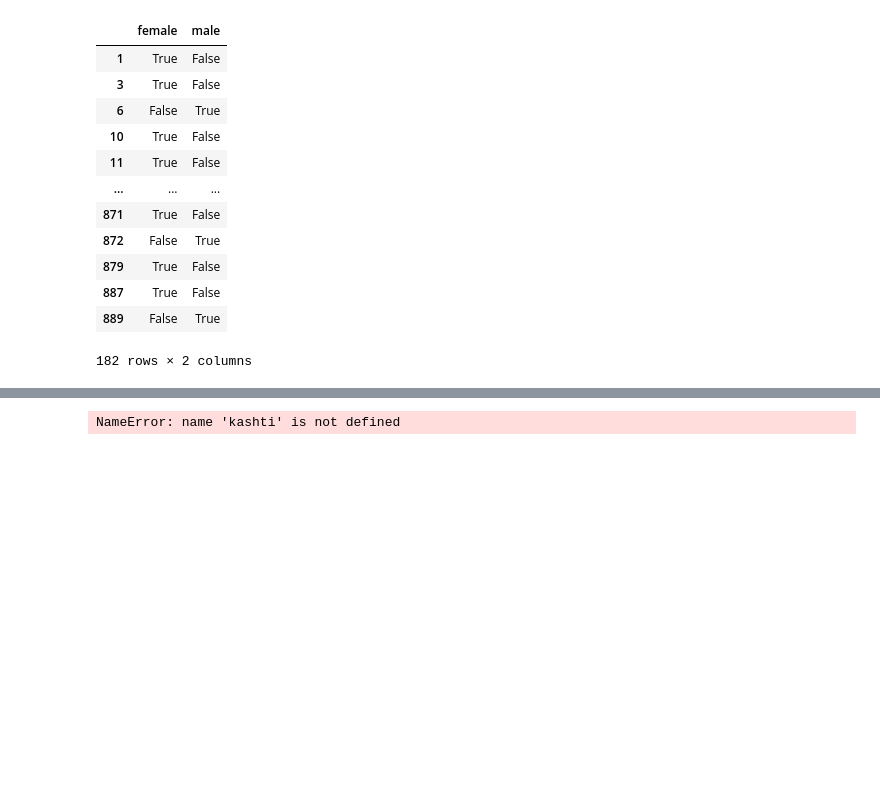
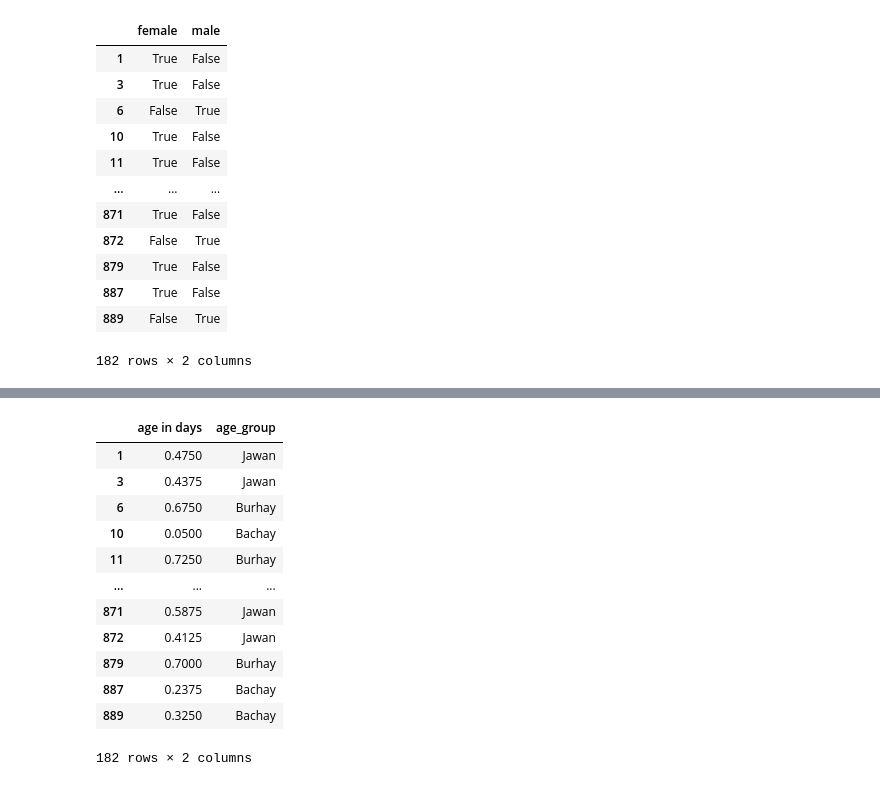
Before and after one commit to MAbdullah10/Data-Science-with-Python, a Jupyter notebook: 03 data analysis/03 data wrangling/datawrangling.ipynb, the cells around one changed output, grey strips where cells are left out. Saved outputs shown, nothing was run; the diff lists cells and outputs as text; code cells hidden in the pictures; blank space fills up the shorter version.

```diff
--- a/07 data wrangling/datawrangling.ipynb
+++ b/03 data analysis/03 data wrangling/datawrangling.ipynb
@@ -274,18 +412,21 @@ TypeError: 'function' object is not subscriptable
 # %%
-import pandas as pd
-import numpy as np
-
-# Assuming 'age' is in fractions of a year
-# If directly using the age in years, define bins within 1 year
-bin_edges = [0, 0.33, 0.66, 1]  # Adjust these as needed for "Bachay", "Jawan", "Burhay"
-
-# Define the age group labels
+bin_edges = [0, 0.33, 0.66, 1]
 age_groups = ["Bachay", "Jawan", "Burhay"]
 
-# Create the 'age_group' column using pd.cut()
-kashti['age_group'] = pd.cut(kashti['age in days'], bins=bin_edges, labels=age_groups, include_lowest=True)
+kashti['age_group'] = pd.cut(kashti['age in days'], bins=bin_edges, labels=age_groups)
 
-# Display the results
-print(kashti[['age in days', 'age_group']])
+kashti[['age in days', 'age_group']]
 # %% [output]
+|  | age in days | age_group |
+| 1 | 0.4750 | Jawan |
+| 3 | 0.4375 | Jawan |
+| 6 | 0.6750 | Burhay |
+| 10 | 0.0500 | Bachay |
+| 11 | 0.7250 | Burhay |
+| ... | ... | ... |
+| 871 | 0.5875 | Jawan |
+| 872 | 0.4125 | Jawan |
+| 879 | 0.7000 | Burhay |
+| 887 | 0.2375 | Bachay |
+| 889 | 0.3250 | Bachay |
-NameError: name 'kashti' is not defined
+182 rows × 2 columns
```
Also changed, not shown: parts of 31 cells of this notebook, 22 other files.
